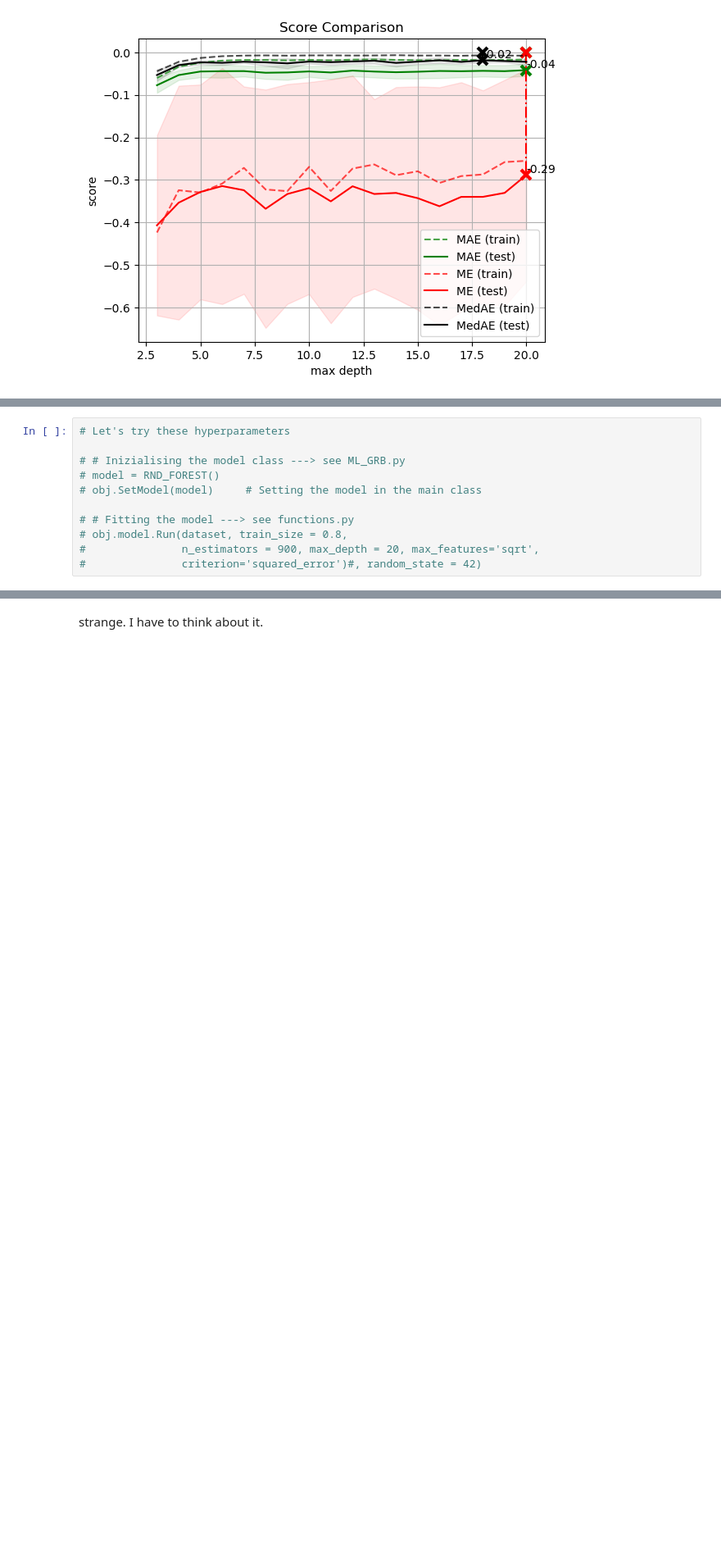
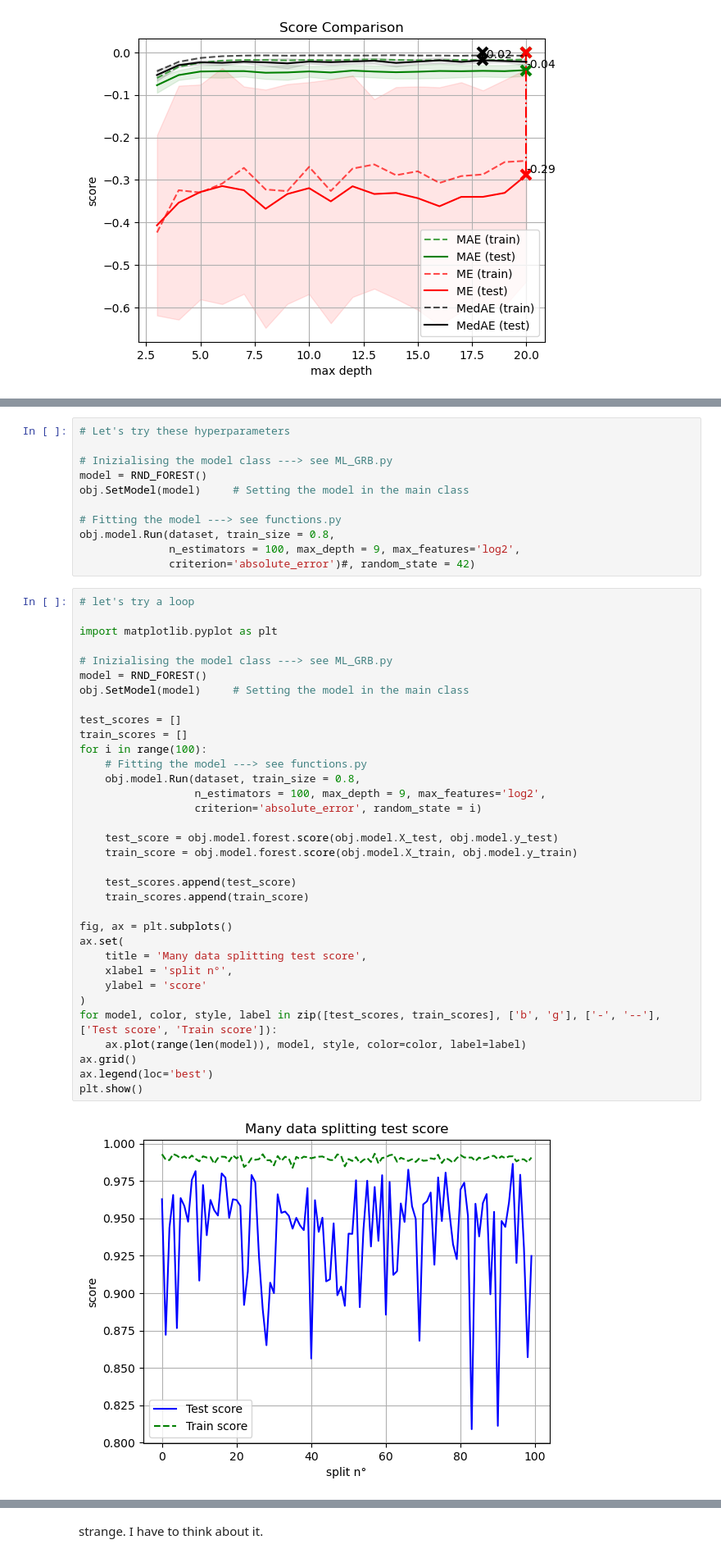
Before and after one commit to LuigiSotgiu/Project, a Jupyter notebook: main.ipynb, the cells around one changed output, grey strips where cells are left out. Shown: that part at 82% size. Cells and saved outputs as stored; diff of their text form; blank space fills up the shorter version.

Commit message:
update
tried something to validate the model

```diff
--- a/main.ipynb
+++ b/main.ipynb
@@ -296,11 +346,47 @@ plt.show()
 # %%
 # Let's try these hyperparameters
 
-# # Inizialising the model class ---> see ML_GRB.py
-# model = RND_FOREST()
-# obj.SetModel(model)     # Setting the model in the main class
+# Inizialising the model class ---> see ML_GRB.py
+model = RND_FOREST()
+obj.SetModel(model)     # Setting the model in the main class
 
-# # Fitting the model ---> see functions.py
-# obj.model.Run(dataset, train_size = 0.8,
-#               n_estimators = 900, max_depth = 20, max_features='sqrt',
-#               criterion='squared_error')#, random_state = 42)
+# Fitting the model ---> see functions.py
+obj.model.Run(dataset, train_size = 0.8,
+              n_estimators = 100, max_depth = 9, max_features='log2',
+              criterion='absolute_error')#, random_state = 42)
+# %%
+# let's try a loop
+
+import matplotlib.pyplot as plt
+
+# Inizialising the model class ---> see ML_GRB.py
+model = RND_FOREST()
+obj.SetModel(model)     # Setting the model in the main class
+
+test_scores = []
+train_scores = []
+for i in range(100):
+    # Fitting the model ---> see functions.py
+    obj.model.Run(dataset, train_size = 0.8,
+                  n_estimators = 100, max_depth = 9, max_features='log2',
+                  criterion='absolute_error', random_state = i)
+
+    test_score = obj.model.forest.score(obj.model.X_test, obj.model.y_test)
+    train_score = obj.model.forest.score(obj.model.X_train, obj.model.y_train)
+
+    test_scores.append(test_score)
+    train_scores.append(train_score)
+
+fig, ax = plt.subplots()
+ax.set(
+    title = 'Many data splitting test score',
+    xlabel = 'split n°',
+    ylabel = 'score'
+)
+for model, color, style, label in zip([test_scores, train_scores], ['b', 'g'], ['-', '--'], ['Test score', 'Train score']):
+    ax.plot(range(len(model)), model, style, color=color, label=label)
+ax.grid()
+ax.legend(loc='best')
+plt.show()
+# %% [output]
+[figure, added]
```
Also changed, not shown: parts of 8 cells of this notebook.
